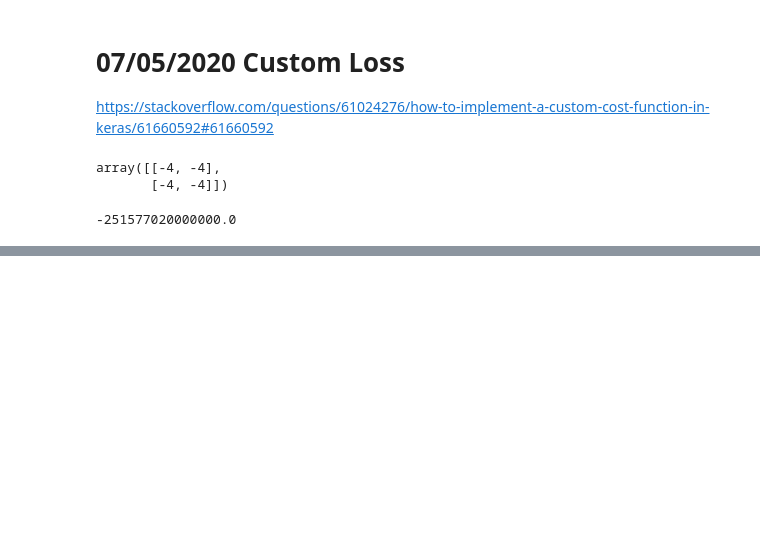
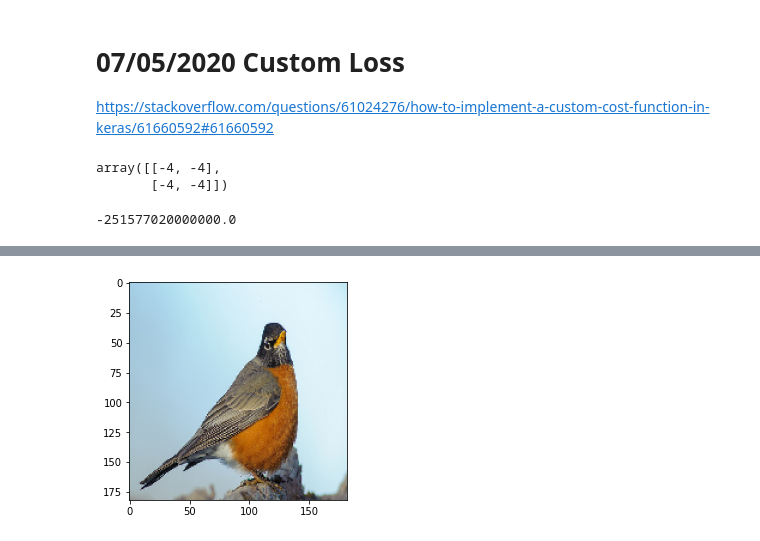
Before and after one commit to rohitfattepur/Tensorflow, a Jupyter notebook: SO_Home.ipynb, the cells around one changed output, grey strips where cells are left out. Drawn from its saved outputs; the diff is of its cells as text; code cells hidden in the pictures; blank space fills up the shorter version.

```diff
--- a/SO_Home.ipynb
+++ b/SO_Home.ipynb
@@ -4793,0 +4803,23 @@ https://stackoverflow.com/questions/61416529/how-to-concatenate-different-layer-
+# %%
+%tensorflow_version 2.x
+import tensorflow as tf
+from keras.preprocessing.image import load_img
+from keras.preprocessing.image import img_to_array, array_to_img
+from matplotlib import pyplot as plt
+import numpy as np
+
+def load_file_and_process(path):
+    image = load_img(bytes.decode(path.numpy()), target_size=(224, 224))
+    image = img_to_array(image)
+    image = tf.image.central_crop(image, np.random.uniform(0.50, 1.00))
+    return image
+
+train_dataset = tf.data.Dataset.list_files('/content/bird.jpg')
+train_dataset = train_dataset.map(lambda x: tf.py_function(load_file_and_process, [x], [tf.float32]))
+
+for f in train_dataset:
+  for l in f:
+    image = np.array(array_to_img(l))
+    plt.imshow(image)
+# %% [output]
+[figure, added]
```
Also changed, not shown: parts of 15 cells of this notebook.
